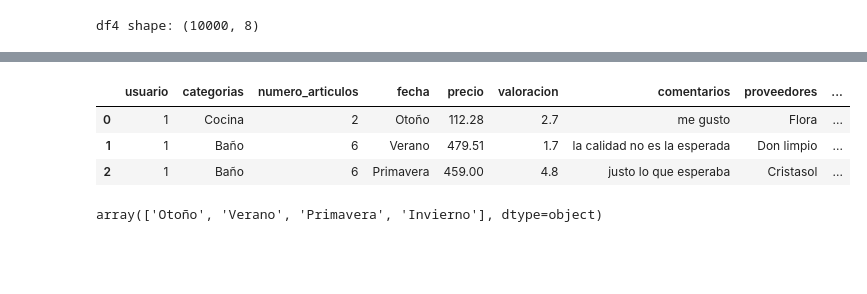
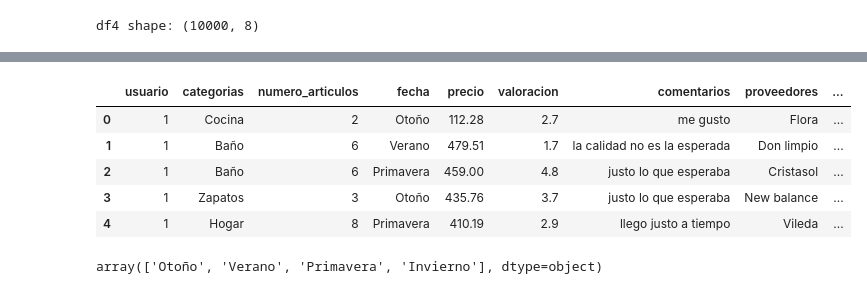
Before and after one commit to osm3rr/data-science-marketing-digital, a Jupyter notebook: city_sales_1.ipynb, the cells around one changed output, grey strips where cells are left out. Cells and saved outputs as stored; diff of their text form; code cells hidden in the pictures; blank space fills up the shorter version.

```diff
--- a/city_sales_1.ipynb
+++ b/city_sales_1.ipynb
@@ -113,12 +126,14 @@ def season (fecha):
 # %%
 df5['fecha'] = df5['fecha'].apply(season)
 # %%
-df5.head(3)
+df5.head()
 # %% [output]
 |  | usuario | categorias | numero_articulos | fecha | precio | valoracion | comentarios | proveedores | ... |
 | 0 | 1 | Cocina | 2 | Otoño | 112.28 | 2.7 | me gusto | Flora | ... |
 | 1 | 1 | Baño | 6 | Verano | 479.51 | 1.7 | la calidad no es la esperada | Don limpio | ... |
 | 2 | 1 | Baño | 6 | Primavera | 459.00 | 4.8 | justo lo que esperaba | Cristasol | ... |
+| 3 | 1 | Zapatos | 3 | Otoño | 435.76 | 3.7 | justo lo que esperaba | New balance | ... |
+| 4 | 1 | Hogar | 8 | Primavera | 410.19 | 2.9 | llego justo a tiempo | Vileda | ... |
 # %%
 df5['fecha'].unique()
 # %% [output]
```
Also changed, not shown: parts of 6 cells of this notebook, 1 other file.
